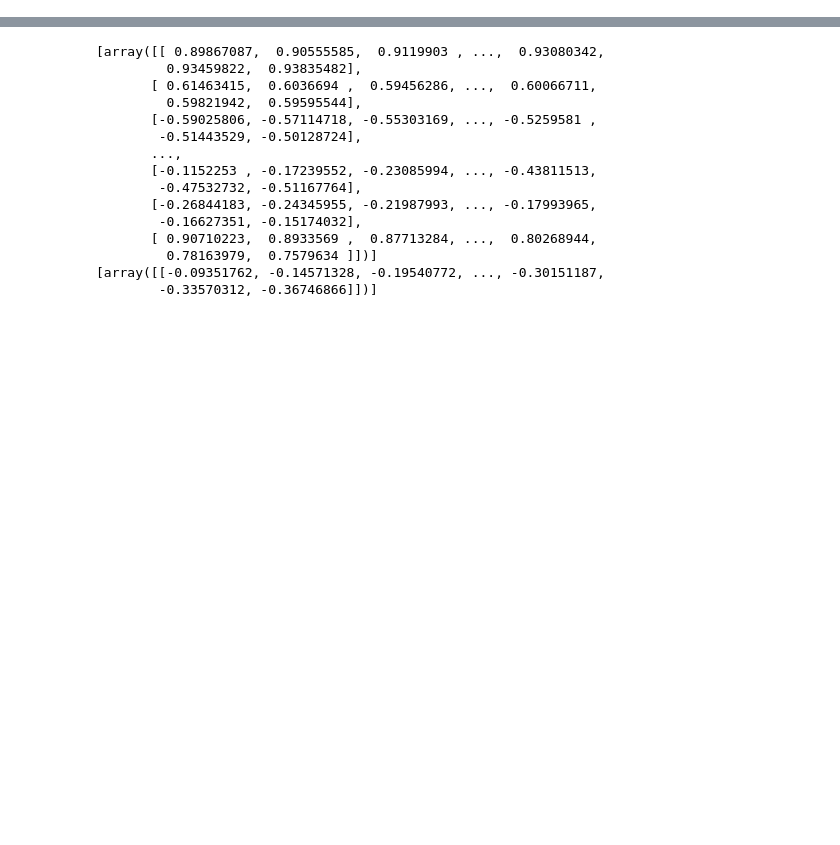
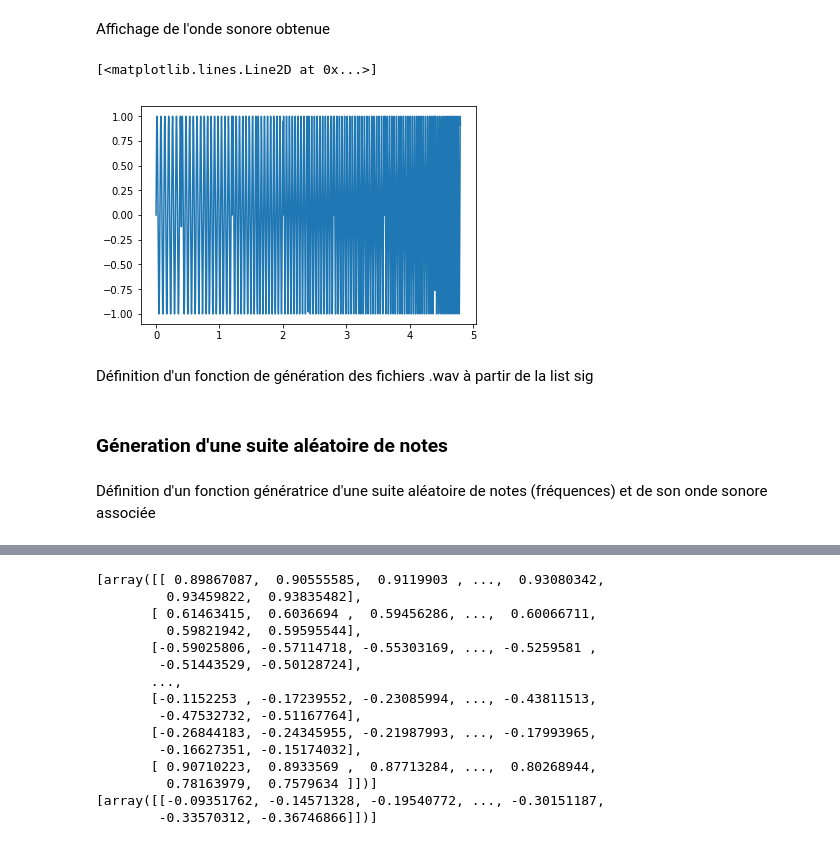
Before and after one commit to LeTuR/IA, a Jupyter notebook: ia.ipynb, the cells around one changed output, grey strips where cells are left out. Cells and saved outputs as stored; diff of their text form; code cells hidden in the pictures; blank space fills up the shorter version.

```diff
--- a/ia.ipynb
+++ b/ia.ipynb
@@ -0,0 +74,9 @@
+# %% [markdown]
+Affichage de l'onde sonore obtenue
+# %%
+plt.plot(time, sig)
+# %% [output]
+[<matplotlib.lines.Line2D at 0x...>]
+[figure, added]
+# %% [markdown]
+Définition d'un fonction de génération des fichiers .wav à partir de la list sig
@@ -0,0 +90,4 @@
+# %% [markdown]
+### Géneration d'une suite aléatoire de notes
+# %% [markdown]
+Définition d'un fonction génératrice d'une suite aléatoire de notes (fréquences) et de son onde sonore associée
```
Also changed, not shown: parts of 19 cells of this notebook, 2 other files.
